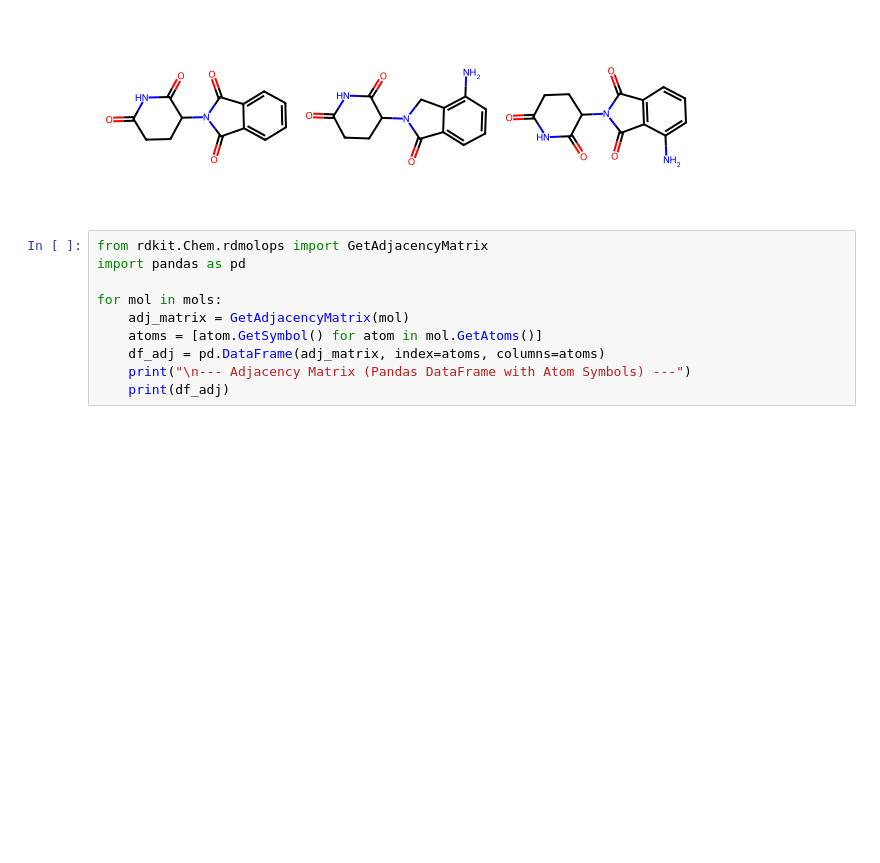
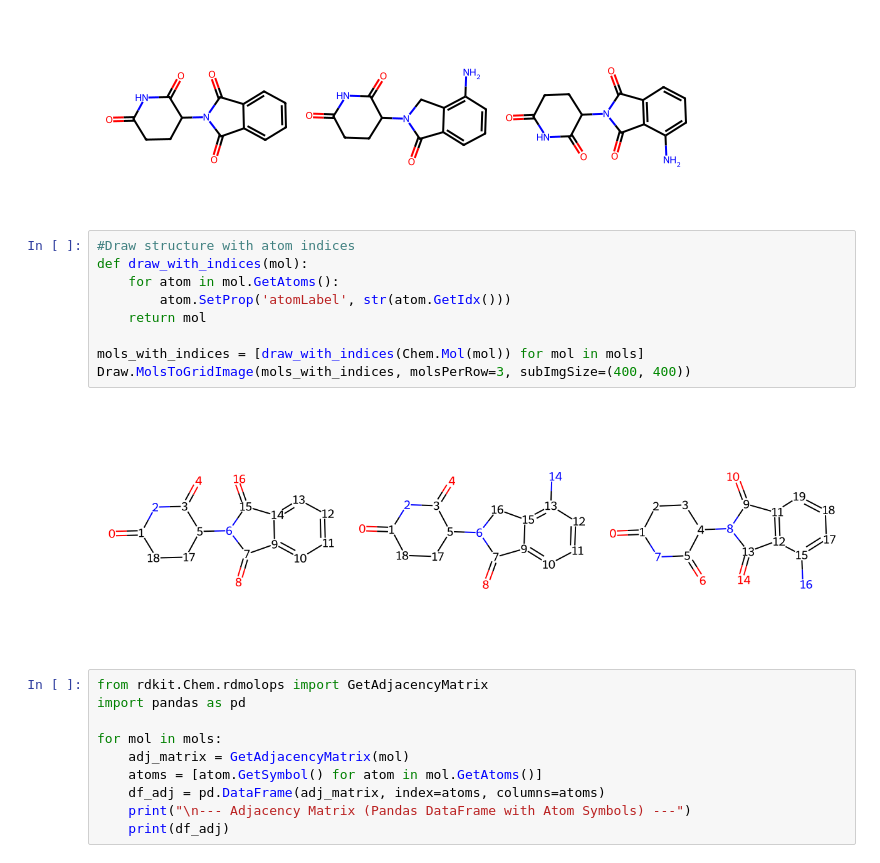
Before and after one commit to HaoLan-compchem/blog_16_03_2026, a Jupyter notebook: covalency_classification/graph_featurizer_test.ipynb, the cells around one changed output. Drawn from its saved outputs; the diff is of its cells as text; blank space fills up the shorter version.

```diff
--- a/covalency_classification/graph_featurizer_test.ipynb
+++ b/covalency_classification/graph_featurizer_test.ipynb
@@ -6,6 +6,17 @@ mols = [Chem.MolFromSmiles(s) for s in smiles]
 Draw.MolsToGridImage(mols, molsPerRow=3)
 # %% [output]
 [figure]
+# %%
+#Draw structure with atom indices
+def draw_with_indices(mol):
+    for atom in mol.GetAtoms():
+        atom.SetProp('atomLabel', str(atom.GetIdx()))
+    return mol
+
+mols_with_indices = [draw_with_indices(Chem.Mol(mol)) for mol in mols]
+Draw.MolsToGridImage(mols_with_indices, molsPerRow=3, subImgSize=(400, 400))
+# %% [output]
+[figure, added]
 # %%
 from rdkit.Chem.rdmolops import GetAdjacencyMatrix
 import pandas as pd
```
Also changed, not shown: parts of 8 cells of this notebook, 3 other files.
